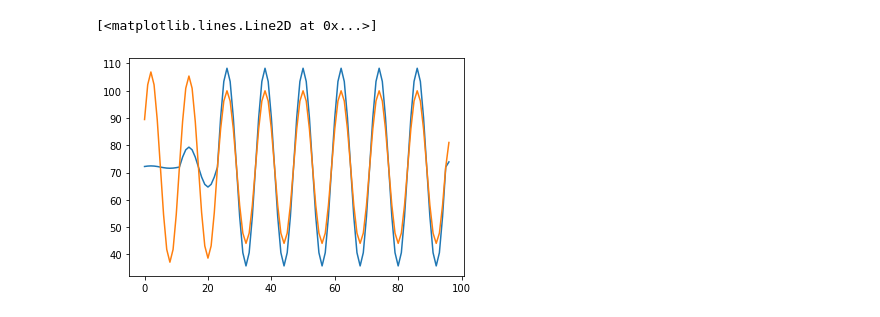
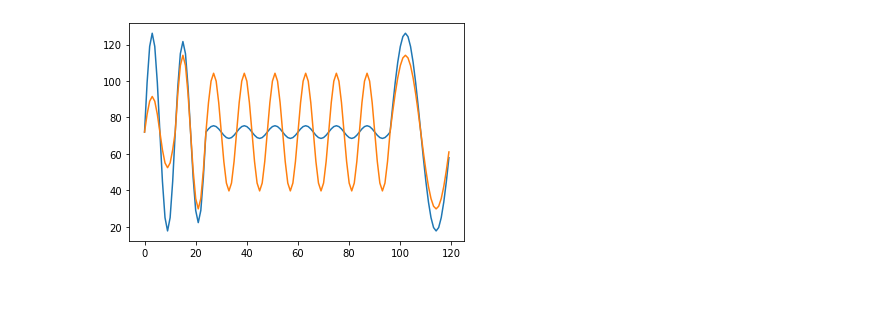
Before and after one commit to mlpotter/Transformer_Time_Series, a Jupyter notebook: Dataloader.ipynb, the cells around one changed output. Cells and saved outputs as stored; diff of their text form; code cells hidden in the pictures.

```diff
--- a/Dataloader.ipynb
+++ b/Dataloader.ipynb
@@ -42,38 +7,33 @@ AttributeError: 'torch.Size' object has no attribute 'values'
 # %%
-class time_series(Dataset):
+class time_series_paper(Dataset):
     """synthetic time series dataset from section 5.1"""
 
-    def __init__(self,t0=96,window_size=96,N=4500,transform=None):
+    def __init__(self,t0=96,N=4500,transform=None):
         """
         Args:
             t0: previous t0 data points to predict from
-            window_size: how many points to use for inference of next time point
             N: number of data points
             transform: any transformations to be applied to time series
         """
         self.t0 = t0
-        self.window_size = window_size
         self.N = N
         self.transform = None
 
+        # time points
+        self.x = torch.cat(N*[torch.arange(0,t0+24).type(torch.float).unsqueeze(0)])
+
+        # sinuisoidal signal
         A1,A2,A3 = 60 * torch.rand(3,N)
         A4 = torch.max(A1,A2)
+        self.fx = torch.cat([A1.unsqueeze(1)*torch.sin(np.pi*self.x[0,0:12]/6)+72 ,
+                        A2.unsqueeze(1)*torch.sin(np.pi*self.x[0,12:24]/6)+72 ,
+                        A3.unsqueeze(1)*torch.sin(np.pi*self.x[0,24:t0]/6)+72,
+                        A4.unsqueeze(1)*torch.sin(np.pi*self.x[0,t0:t0+24]/12)+72],1)
 
-        x = torch.cat(N*[torch.arange(1,t0+24).type(torch.float).unsqueeze(0)])
 
-        fx = torch.cat([A1.unsqueeze(1)*torch.sin(np.pi*x[0,0:12]/6)+72 ,
-                        A2.unsqueeze(1)*torch.sin(np.pi*x[0,12:24]/6)+72 ,
-                        A3.unsqueeze(1)*torch.sin(np.pi*x[0,24:t0]/6)+72 ,
-                        A4.unsqueeze(1)*torch.sin(np.pi*x[0,t0:t0+24]/12)+72],1)
-
-        self.x,self.x_next = chunk_time_series(t0,window_size,x)
-        self.fx,self.fx_next = chunk_time_series(t0,window_size,fx)
-
+        # print out shapes to confirm desired output
         print("x: {}*{}".format(*list(self.x.shape)),
-              "x_next: {}".format(*list(self.x_next.shape)),
-              "fx: {}*{}".format(*list(self.fx.shape)),
-              "fx_next: {}".format(*list(self.fx_next.shape)))
-
+              "fx: {}*{}".format(*list(self.fx.shape)))
 
     def __len__(self):
         return len(self.fx)
@@ -82,8 +42,10 @@ class time_series(Dataset):
         if torch.is_tensor(idx):
             idx = idx.tolist()
 
-        sample = {"x":self.x[idx,:],"x_next":self.x_next[idx],"fx":self.fx[idx,:],"fx_next":self.fx_next[idx]}
-
+        sample = {"x":self.x[idx,0:t0],
+                  "x_next":self.x[idx,:t0:t0+24],
+                  "fx": self.fx[idx,0:t0],
+                  "fx_next":self.fx[idx,0:t0+24]}
 
         if self.transform:
             sample=self.transform(sample)
@@ -95,0 +54,5 @@ x: 2200*97 x_next: 2200 fx: 2200*97 fx_next: 2200
+# %%
+t0 = 96
+N = 100
+# %%
+dataset = time_series_paper(t0,N)
@@ -126,6 +101,6 @@ dataset[2199]
 # %%
-plt.plot(dataset.fx[0,:].numpy())
-plt.plot(dataset.fx[1,:].numpy())
+plt.plot(dataset.x[1].numpy(),dataset.fx[1].numpy())
+plt.plot(dataset.x[2].numpy(),dataset.fx[2].numpy())
+plt.show()
 # %% [output]
-[<matplotlib.lines.Line2D at 0x...>]
-[figure, old version]
+[figure, new version]
```
Also changed, not shown: parts of 14 cells of this notebook.
